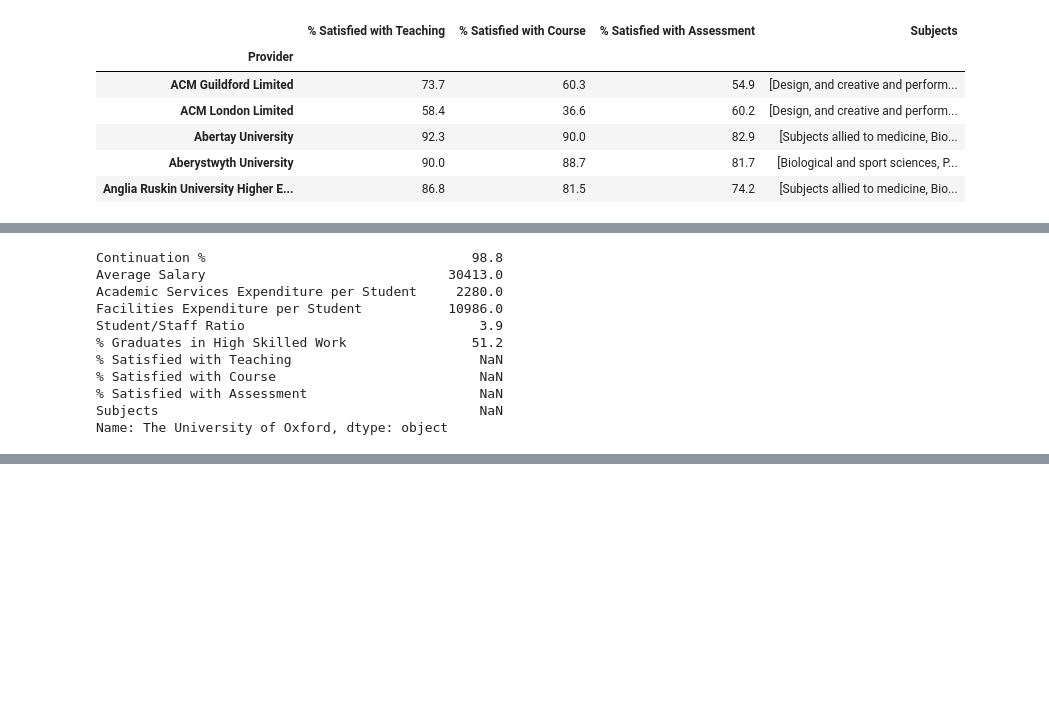
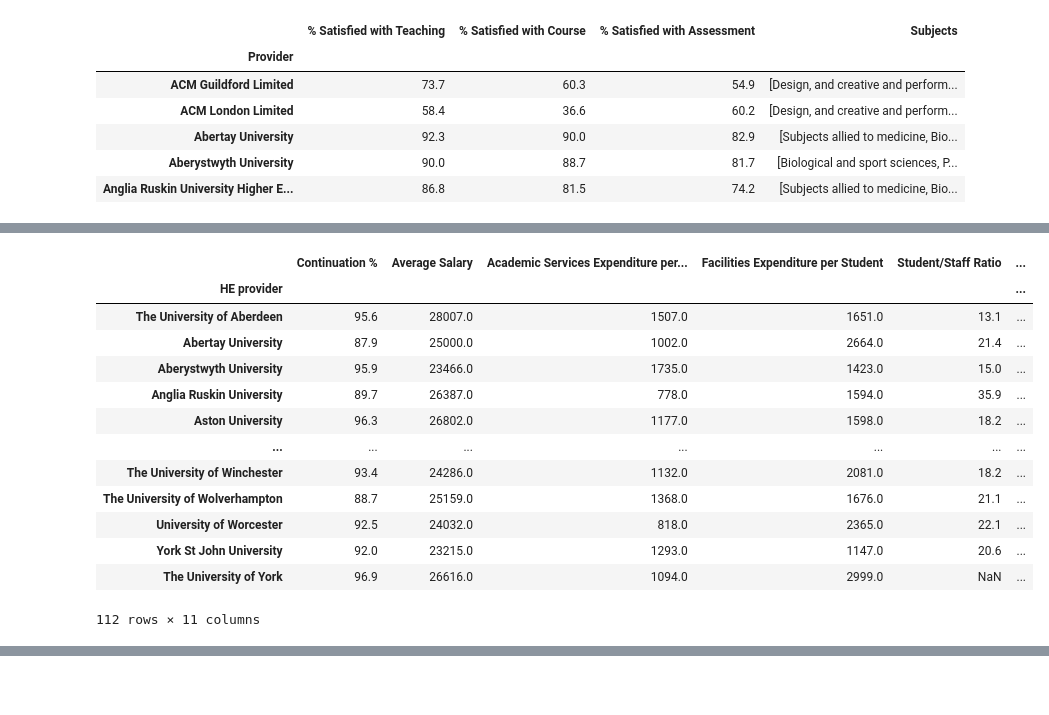
Before and after one commit to ethanhinton/University-League-Tables, a Jupyter notebook: reconstruction.ipynb, the cells around one changed output, grey strips where cells are left out. Saved outputs shown, nothing was run; the diff lists cells and outputs as text; code cells hidden in the pictures; blank space fills up the shorter version.

```diff
--- a/reconstruction.ipynb
+++ b/reconstruction.ipynb
@@ -245,21 +305,28 @@ final_df.head()
 # %%
 # Add NSS data
 
-nss_df = copy_index(final_df, nss_df)
+try:
+    from index_conversions import guardian_to_hesa
+except:
+    guardian_to_hesa = copy_index(final_df, nss_df)
+
+nss_df = nss_df.rename(index=guardian_to_hesa )
 columns = ['% Satisfied with Teaching', '% Satisfied with Course', '% Satisfied with Assessment', 'Subjects']
 final_df[columns] = nss_df
-final_df.head()
-print(final_df.loc['The University of Oxford'])
+final_df
 # %% [output]
+|  | Continuation % | Average Salary | Academic Services Expenditure per... | Facilities Expenditure per Student | Student/Staff Ratio | ... |
+| HE provider |  |  |  |  |  | ... |
+| The University of Aberdeen | 95.6 | 28007.0 | 1507.0 | 1651.0 | 13.1 | ... |
+| Abertay University | 87.9 | 25000.0 | 1002.0 | 2664.0 | 21.4 | ... |
+| Aberystwyth University | 95.9 | 23466.0 | 1735.0 | 1423.0 | 15.0 | ... |
+| Anglia Ruskin University | 89.7 | 26387.0 | 778.0 | 1594.0 | 35.9 | ... |
+| Aston University | 96.3 | 26802.0 | 1177.0 | 1598.0 | 18.2 | ... |
+| ... | ... | ... | ... | ... | ... | ... |
+| The University of Winchester | 93.4 | 24286.0 | 1132.0 | 2081.0 | 18.2 | ... |
+| The University of Wolverhampton | 88.7 | 25159.0 | 1368.0 | 1676.0 | 21.1 | ... |
+| University of Worcester | 92.5 | 24032.0 | 818.0 | 2365.0 | 22.1 | ... |
+| York St John University | 92.0 | 23215.0 | 1293.0 | 1147.0 | 20.6 | ... |
+| The University of York | 96.9 | 26616.0 | 1094.0 | 2999.0 | NaN | ... |
-Continuation %                                  98.8
-Average Salary                               30413.0
-Academic Services Expenditure per Student     2280.0
-Facilities Expenditure per Student           10986.0
-Student/Staff Ratio                              3.9
-% Graduates in High Skilled Work                51.2
-% Satisfied with Teaching                        NaN
-% Satisfied with Course                          NaN
-% Satisfied with Assessment                      NaN
-Subjects                                         NaN
-Name: The University of Oxford, dtype: object
+112 rows × 11 columns
 # %%
```
Also changed, not shown: parts of 12 cells of this notebook, 9 other files.
